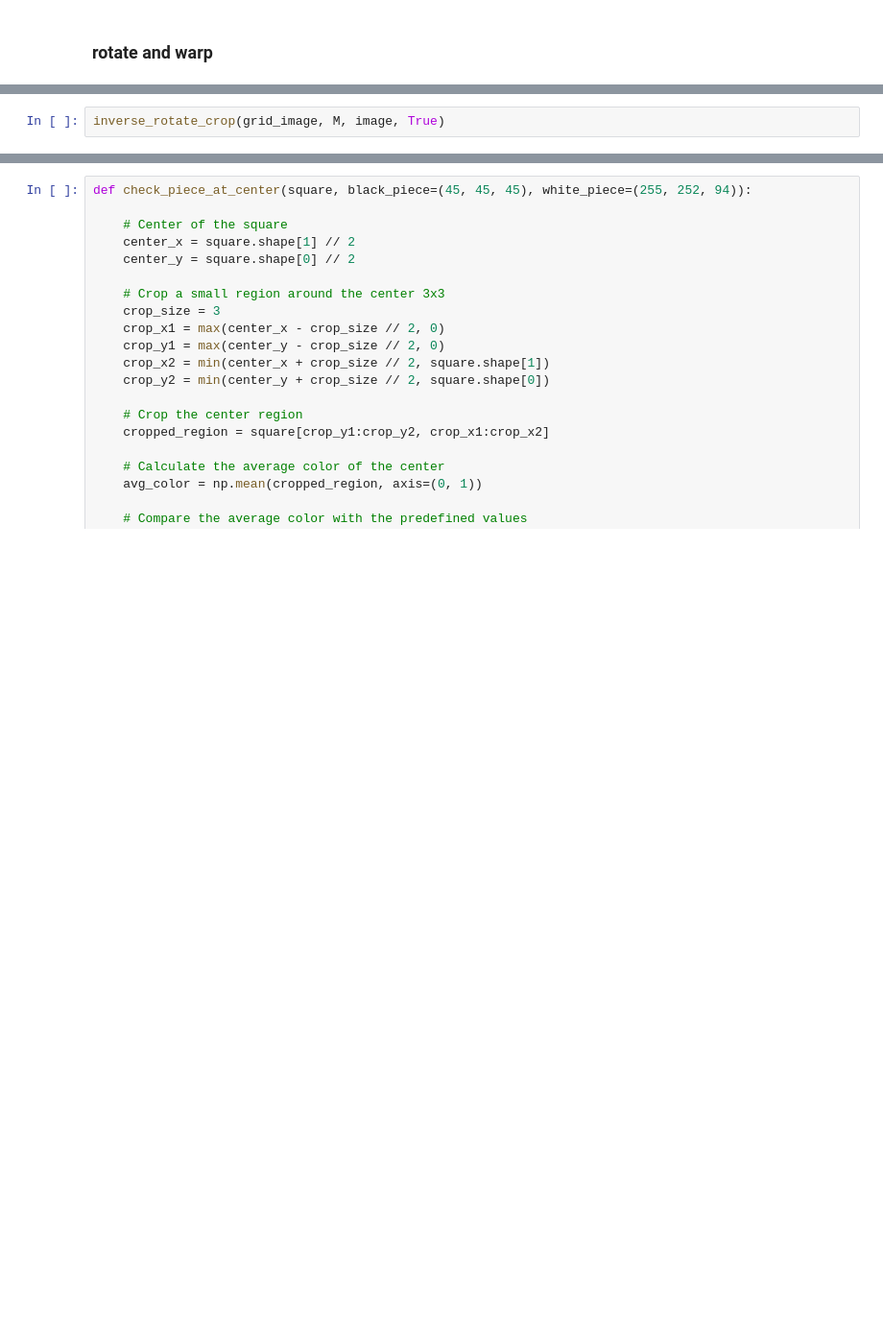
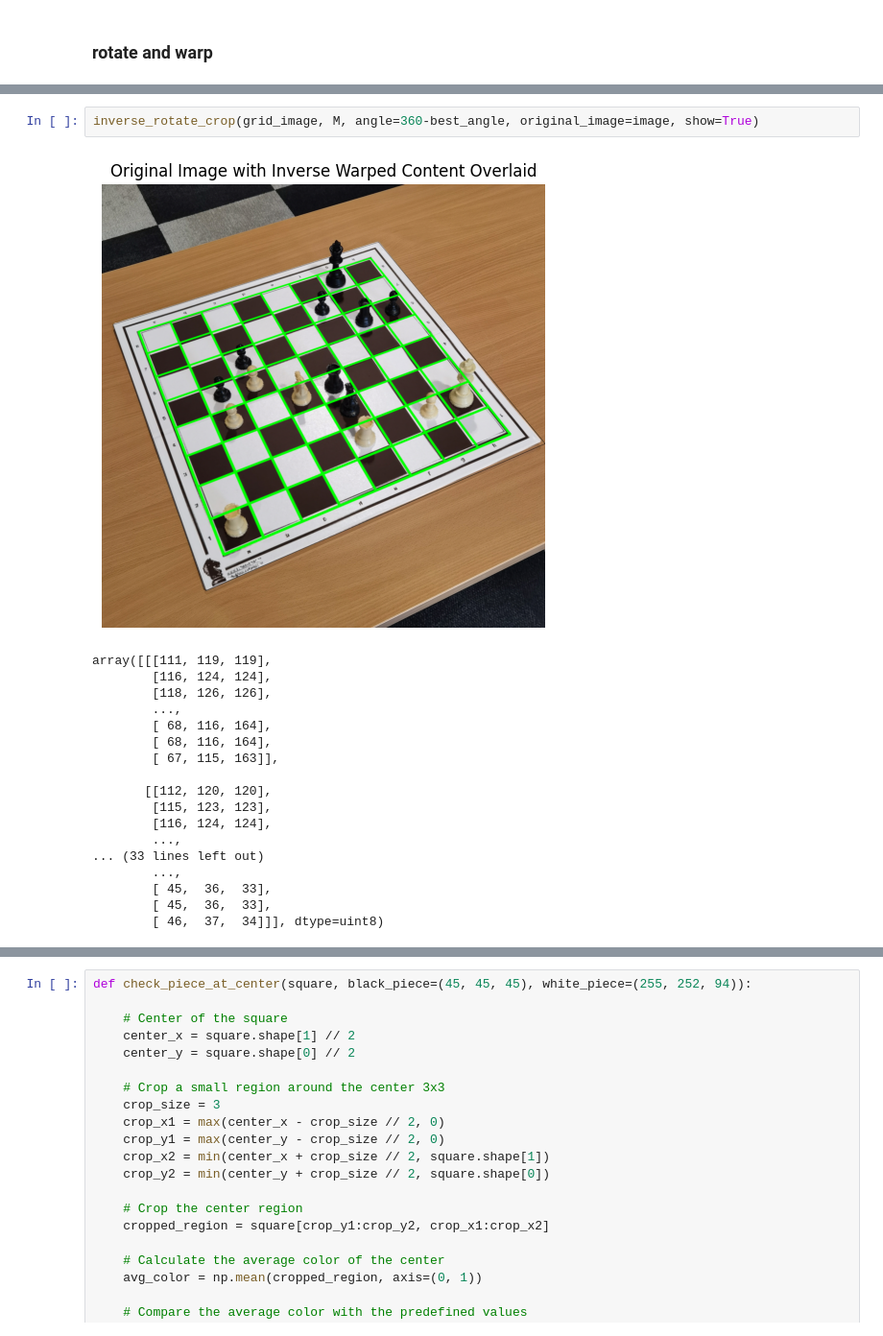
Before and after one commit to wesdpre/-Detect_the_chess_board_and_chess_pieces, a Jupyter notebook: chess-recognition-pipeline.ipynb, the cells around one changed output, grey strips where cells are left out. Shown at 96% size. Saved outputs shown, nothing was run; the diff lists cells and outputs as text; blank space fills up the shorter version.

```diff
--- a/chess-recognition-pipeline.ipynb
+++ b/chess-recognition-pipeline.ipynb
@@ -34,3 +54,22 @@ grid_image = chesboard_grids(warped_image, show = True)
 # %%
-inverse_rotate_crop(grid_image, M, image, True)
+inverse_rotate_crop(grid_image, M, angle=360-best_angle, original_image=image, show=True)
+# %% [output]
+[figure, added]
+array([[[111, 119, 119],
+        [116, 124, 124],
+        [118, 126, 126],
+        ...,
+        [ 68, 116, 164],
+        [ 68, 116, 164],
+        [ 67, 115, 163]],
+
+       [[112, 120, 120],
+        [115, 123, 123],
+        [116, 124, 124],
+        ...,
+... (33 lines left out)
+        ...,
+        [ 45,  36,  33],
+        [ 45,  36,  33],
+        [ 46,  37,  34]]], dtype=uint8)
 # %%
```
Also changed, not shown: parts of 13 cells of this notebook, 1 other file.
